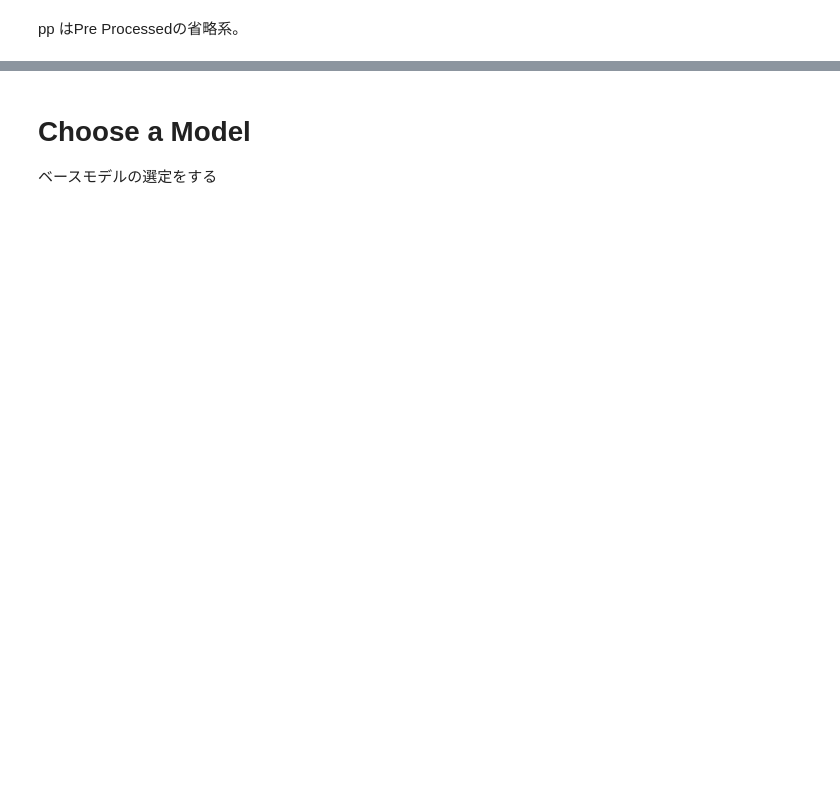
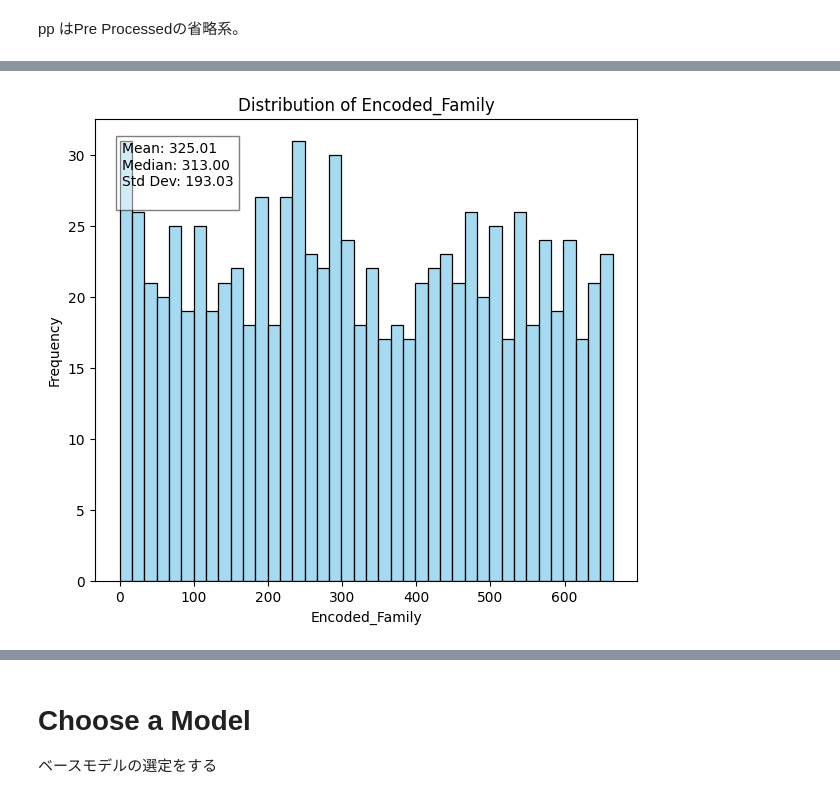
Before and after one commit to Edamame-san/Data-Science-GCI-2024, a Jupyter notebook: Competition 1/GCN Competition 1.ipynb, the cells around one changed output, grey strips where cells are left out. Cells and saved outputs as stored; diff of their text form; code cells hidden in the pictures; blank space fills up the shorter version.

```diff
--- a/Competition 1/GCN Competition 1.ipynb
+++ b/Competition 1/GCN Competition 1.ipynb
@@ -562,0 +588,4 @@ eng_test_df['Fare_Per_Age'] = pp_test_df['Fare'] / pp_test_df['Age']
+# %%
+distribution_plot(eng_train_df, 'Encoded_Family', kde=False)
+# %% [output]
+[figure, added]
```
Also changed, not shown: parts of 28 cells of this notebook.
